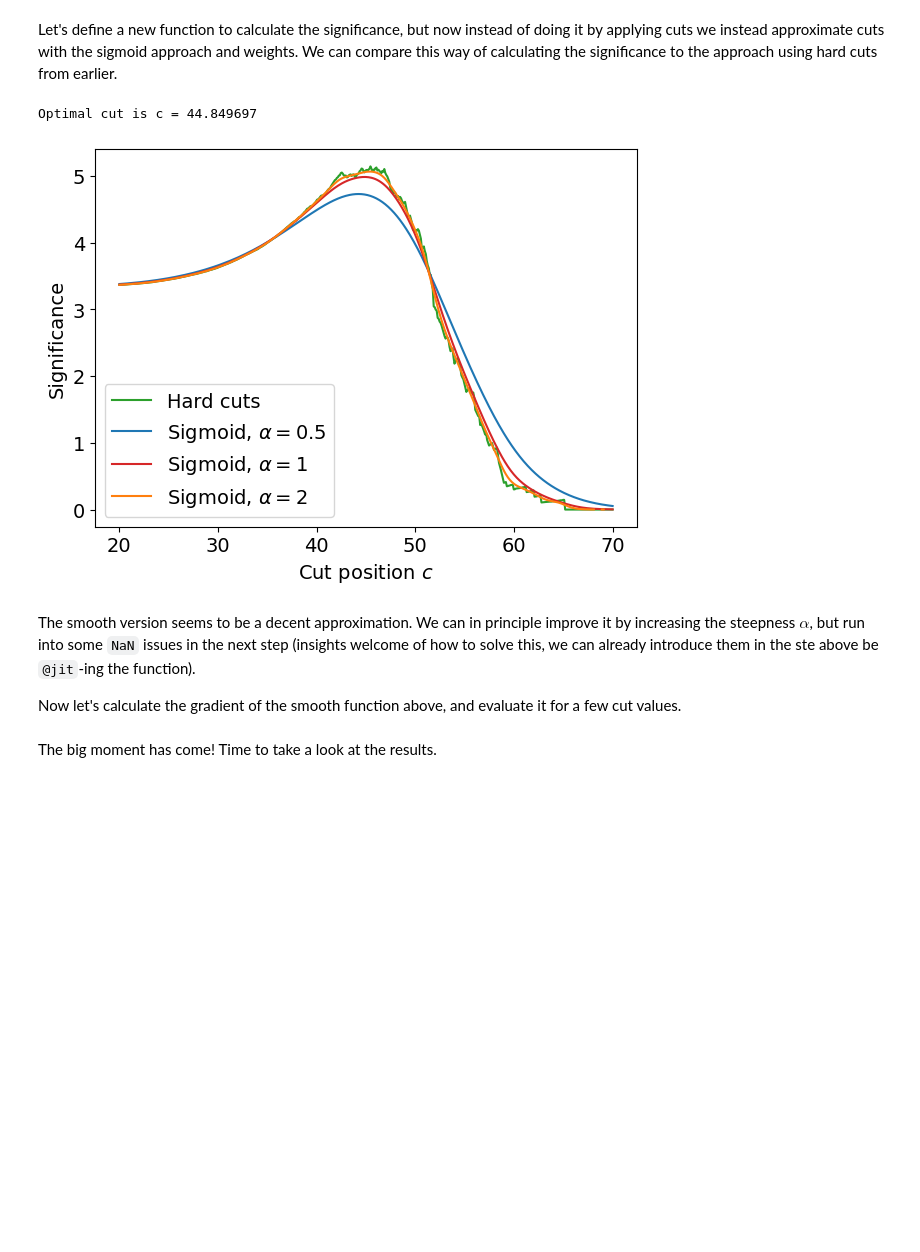
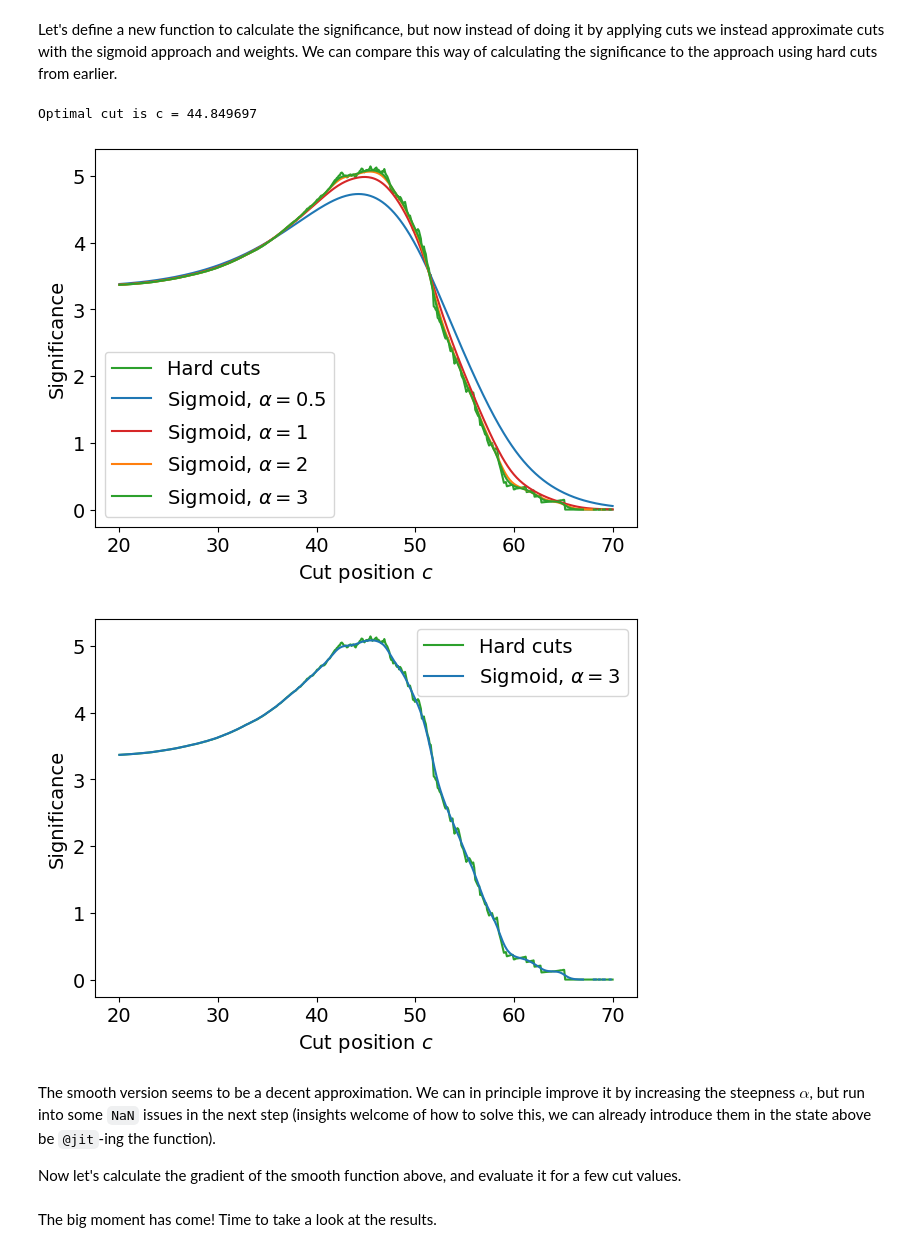
Before and after one commit to matthewfeickert/talk-Argonne-lunch-seminar, a Jupyter notebook: example_code/significance_optimization.ipynb, the cells around one changed output. Cells and saved outputs as stored; diff of their text form; code cells hidden in the pictures; blank space fills up the shorter version.

Commit message:
Add better compare

```diff
--- a/example_code/significance_optimization.ipynb
+++ b/example_code/significance_optimization.ipynb
@@ -181,26 +181,39 @@ significances_smooth_alpha_half = jnp.asarray(
 significances_smooth_alpha_2 = jnp.asarray(
     [get_significance_smooth(cut, signal, background, alpha=2) for cut in cuts_smooth]
 )
+significances_smooth_alpha_3 = jnp.asarray(
+    [get_significance_smooth(cut, signal, background, alpha=3) for cut in cuts_smooth]
+)
+print("Optimal cut is c =", cuts_smooth[jnp.argmax(significances_smooth_alpha_1)])
+# %% [output]
+Optimal cut is c = 44.849697
 # %%
 fig, ax = plt.subplots()
 
 ax.plot(cuts, significances, label="Hard cuts", c="C2")
 ax.plot(cuts_smooth, significances_smooth_alpha_half, label=r"Sigmoid, $\alpha=0.5$")
 ax.plot(cuts_smooth, significances_smooth_alpha_1, label=r"Sigmoid, $\alpha=1$", c="C3")
 ax.plot(cuts_smooth, significances_smooth_alpha_2, label=r"Sigmoid, $\alpha=2$")
+ax.plot(cuts_smooth, significances_smooth_alpha_3, label=r"Sigmoid, $\alpha=3$")
 ax.set_xlabel("Cut position $c$")
 ax.set_ylabel("Significance")
 ax.legend(loc="best")
 fig.savefig("plots/significance_scan_compare.png")
 
+fig, ax = plt.subplots()
 
-print("Optimal cut is c =", cuts_smooth[jnp.argmax(significances_smooth_alpha_1)])
+ax.plot(cuts, significances, label="Hard cuts", c="C2")
+ax.plot(cuts_smooth, significances_smooth_alpha_3, label=r"Sigmoid, $\alpha=3$")
+ax.set_xlabel("Cut position $c$")
+ax.set_ylabel("Significance")
+ax.legend(loc="best")
+fig.savefig("plots/significance_scan_compare_high_alpha.png")
 # %% [output]
-Optimal cut is c = 44.849697
-[figure, old version]
+[figure, new version]
+[figure, added]
 # %% [markdown]
 The smooth version seems to be a decent approximation.
-We can in principle improve it by increasing the steepness $\alpha$, but run into some `NaN` issues in the next step (insights welcome of how to solve this, we can already introduce them in the ste above be `@jit`-ing the function).
+We can in principle improve it by increasing the steepness $\alpha$, but run into some `NaN` issues in the next step (insights welcome of how to solve this, we can already introduce them in the state above be `@jit`-ing the function).
 
 Now let's calculate the gradient of the smooth function above, and evaluate it for a few cut values.
 # %%
```
Also changed, not shown: parts of 4 cells of this notebook, 2 other files.
